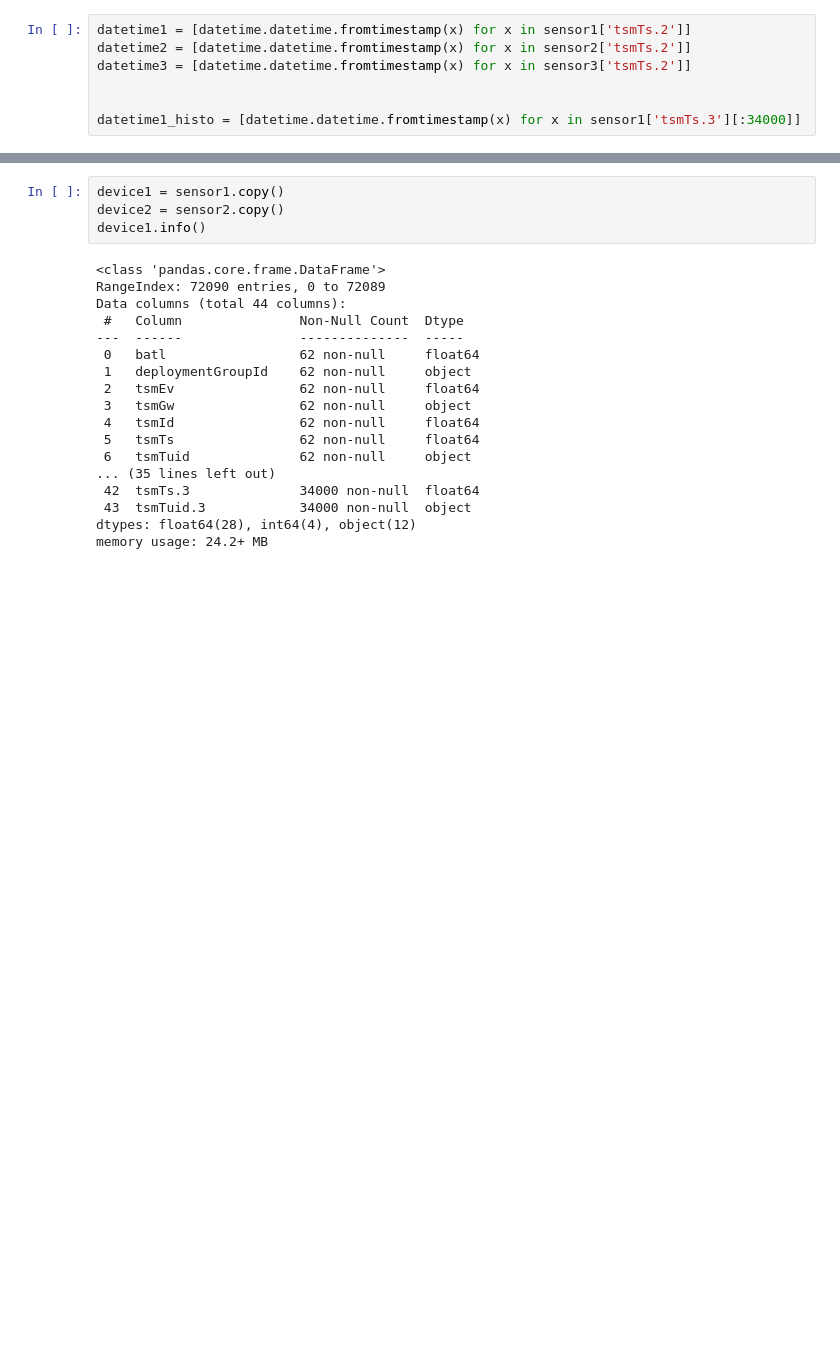
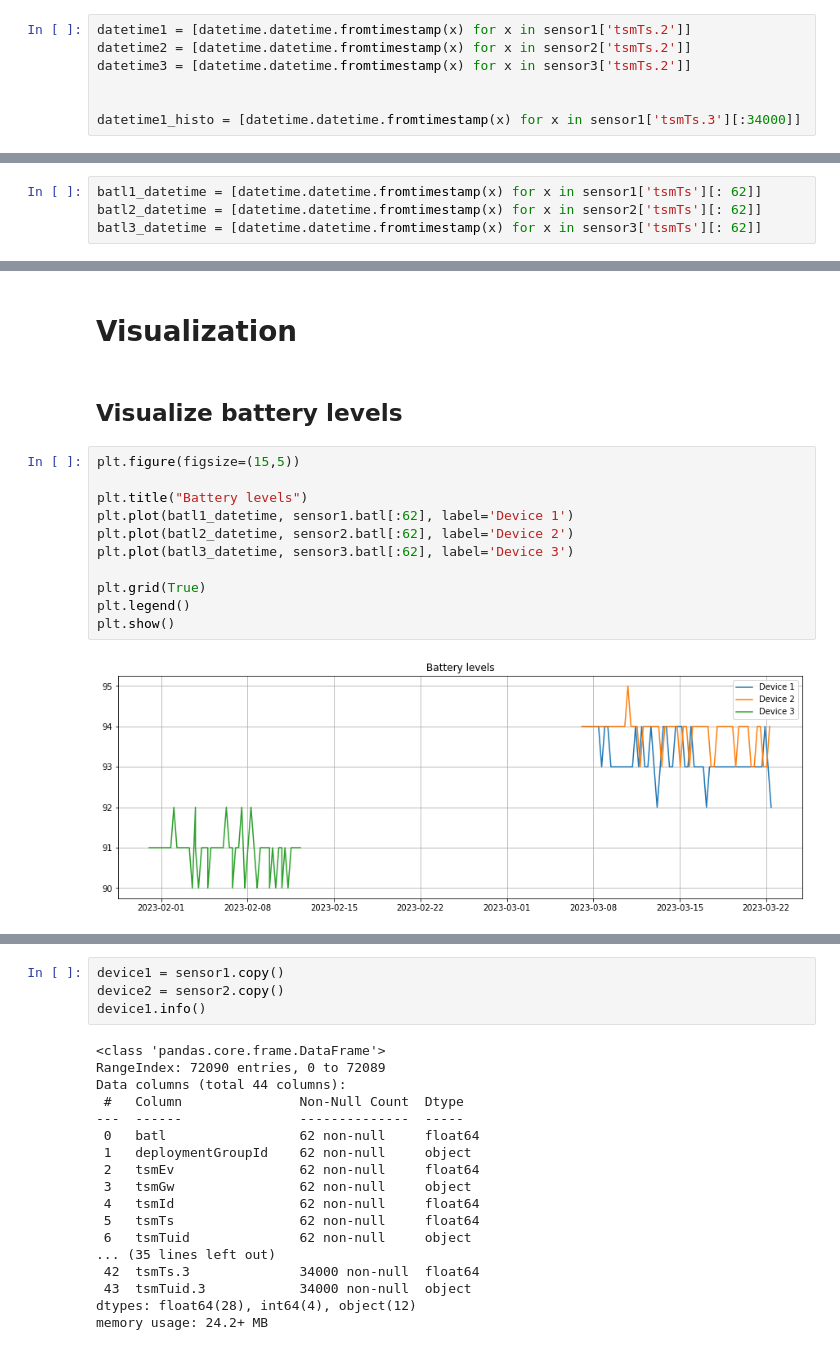
Before and after one commit to itsAiham/bachelor_thesis_HKR2023, a Jupyter notebook: main.ipynb, the cells around one changed output, grey strips where cells are left out. Saved outputs shown, nothing was run; the diff lists cells and outputs as text; blank space fills up the shorter version.

```diff
--- a/main.ipynb
+++ b/main.ipynb
@@ -456,0 +132,4 @@ plt.show()
+# %%
+batl1_datetime = [datetime.datetime.fromtimestamp(x) for x in sensor1['tsmTs'][: 62]]
+batl2_datetime = [datetime.datetime.fromtimestamp(x) for x in sensor2['tsmTs'][: 62]]
+batl3_datetime = [datetime.datetime.fromtimestamp(x) for x in sensor3['tsmTs'][: 62]]
@@ -456,0 +148,17 @@ plt.show()
+# %% [markdown]
+# Visualization
+# %% [markdown]
+## Visualize battery levels
+# %%
+plt.figure(figsize=(15,5))
+
+plt.title("Battery levels")
+plt.plot(batl1_datetime, sensor1.batl[:62], label='Device 1')
+plt.plot(batl2_datetime, sensor2.batl[:62], label='Device 2')
+plt.plot(batl3_datetime, sensor3.batl[:62], label='Device 3')
+
+plt.grid(True)
+plt.legend()
+plt.show()
+# %% [output]
+[figure, added]
```
Also changed, not shown: parts of 183 cells of this notebook.
